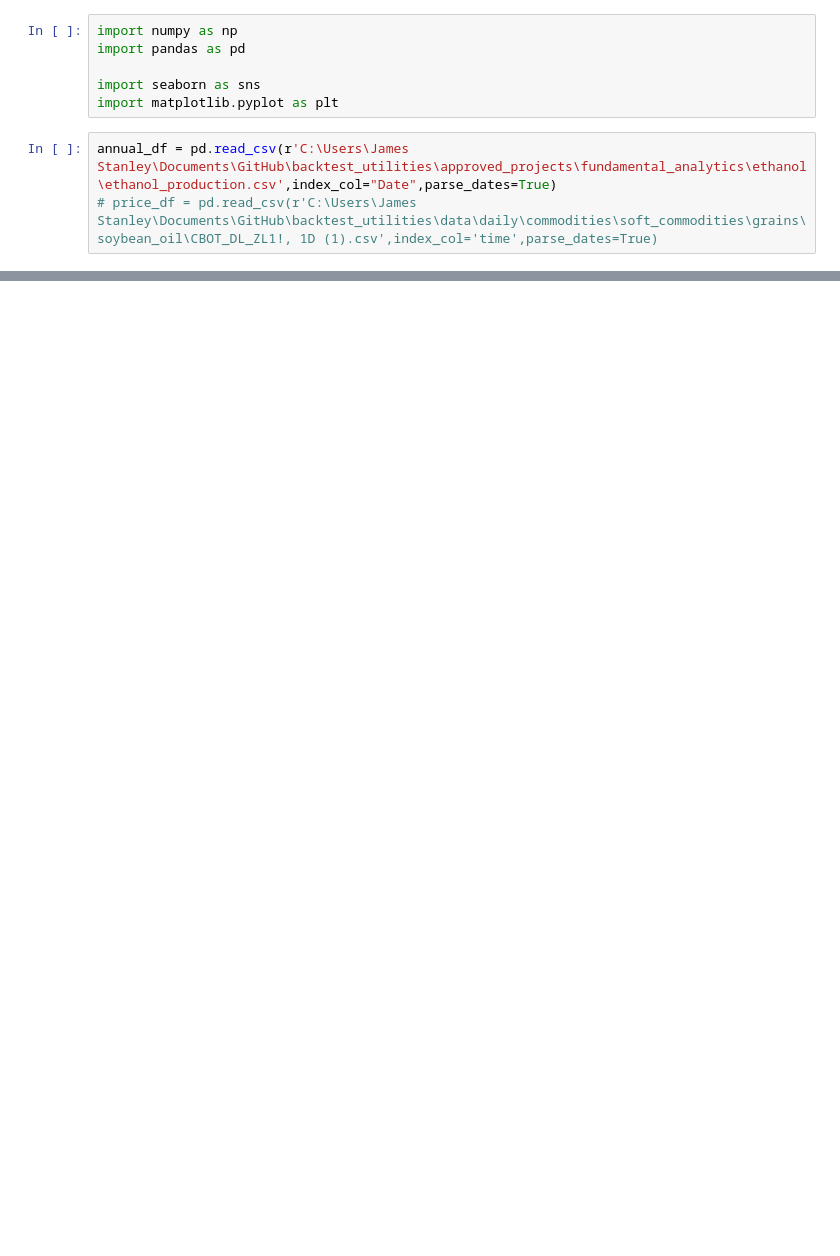
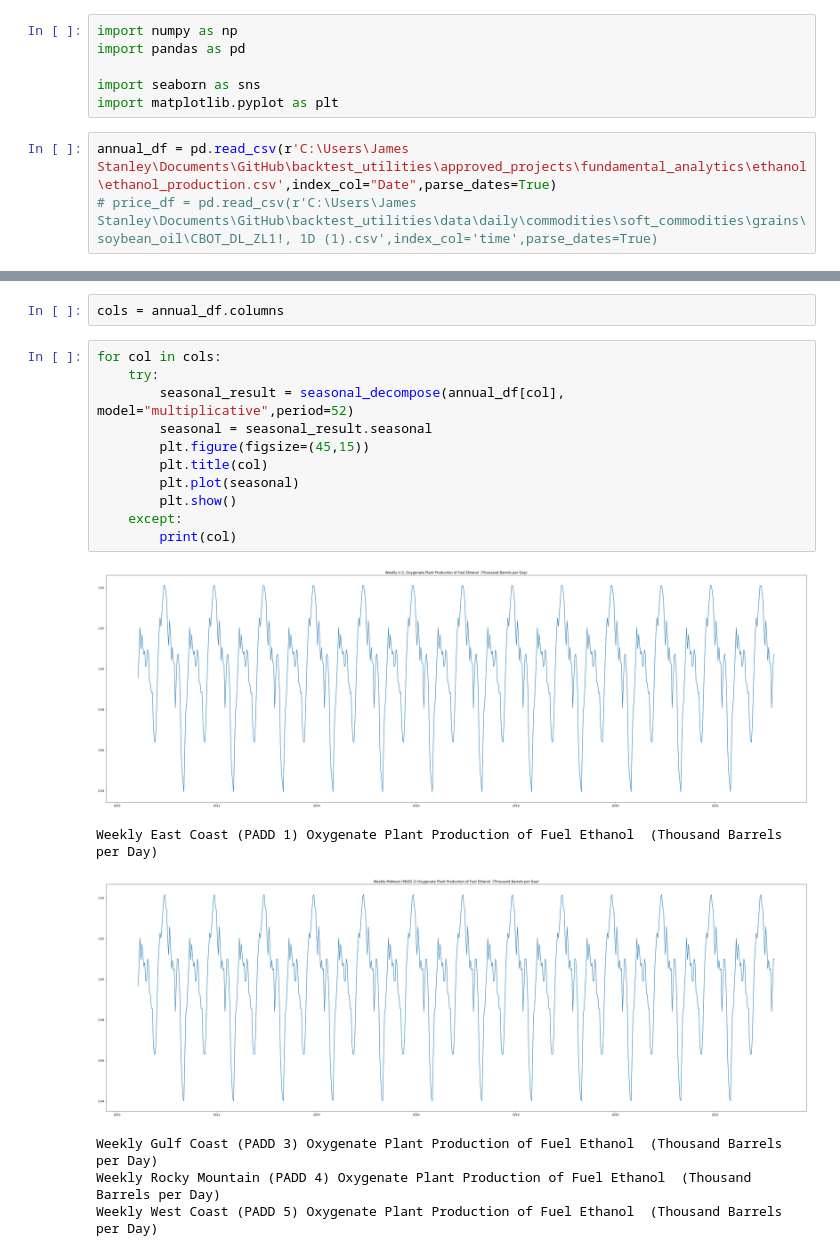
Before and after one commit to jamsyd/jamsydLibrary, a Jupyter notebook: approved_projects/fundamental_analytics/ethanol/soybean_oil copy.ipynb, the cells around one changed output, grey strips where cells are left out. Cells and saved outputs as stored; diff of their text form; blank space fills up the shorter version.

```diff
--- a/approved_projects/fundamental_analytics/ethanol/soybean_oil copy.ipynb
+++ b/approved_projects/fundamental_analytics/ethanol/soybean_oil copy.ipynb
@@ -45,0 +64,20 @@ Error:
+# %%
+cols = annual_df.columns
+# %%
+for col in cols:
+    try:
+        seasonal_result = seasonal_decompose(annual_df[col], model="multiplicative",period=52)
+        seasonal = seasonal_result.seasonal
+        plt.figure(figsize=(45,15))
+        plt.title(col)
+        plt.plot(seasonal)
+        plt.show()
+    except:
+        print(col)
+# %% [output]
+[figure, added]
+Weekly East Coast (PADD 1) Oxygenate Plant Production of Fuel Ethanol  (Thousand Barrels per Day)
+[figure, added]
+Weekly Gulf Coast (PADD 3) Oxygenate Plant Production of Fuel Ethanol  (Thousand Barrels per Day)
+Weekly Rocky Mountain (PADD 4) Oxygenate Plant Production of Fuel Ethanol  (Thousand Barrels per Day)
+Weekly West Coast (PADD 5) Oxygenate Plant Production of Fuel Ethanol  (Thousand Barrels per Day)
```
Also changed, not shown: parts of 7 cells of this notebook, 58 other files.
